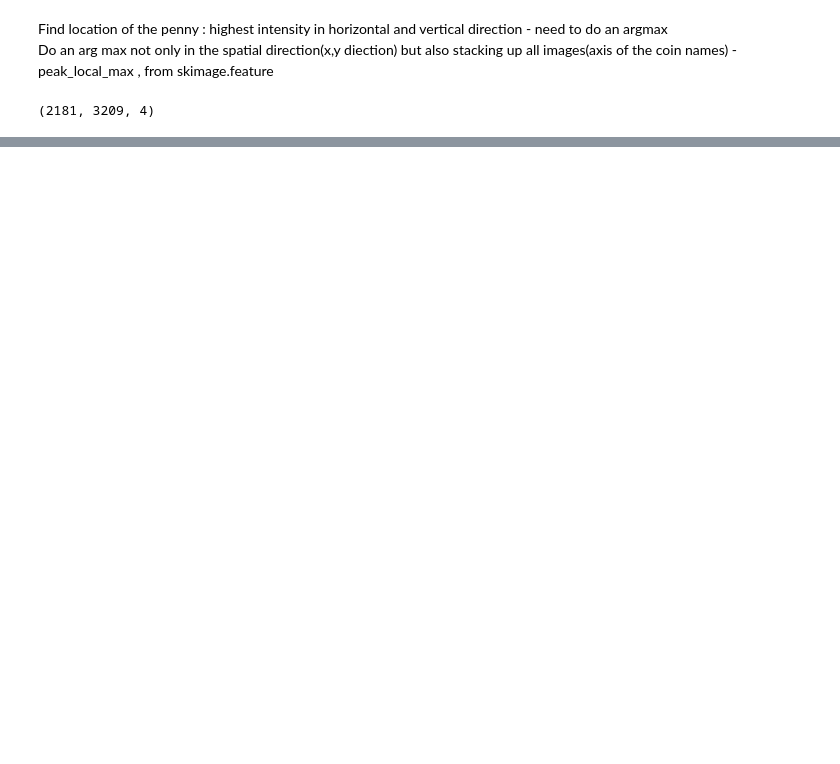
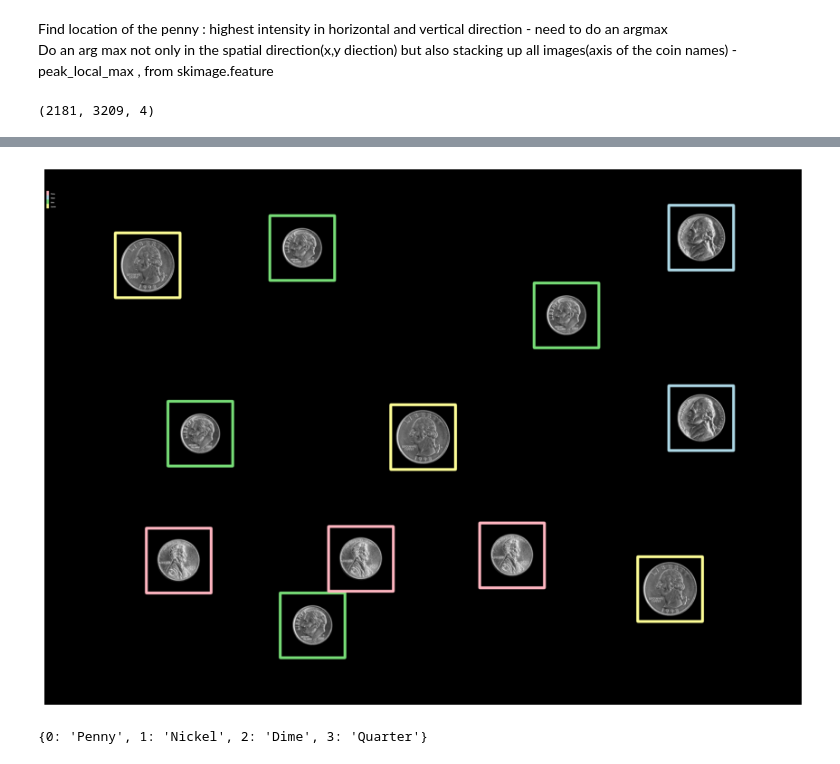
Before and after one commit to NavinduTharupathi/EN3160-Inclass, a Jupyter notebook: 210097M_q06.ipynb, the cells around one changed output, grey strips where cells are left out. Cells and saved outputs as stored; diff of their text form; code cells hidden in the pictures; blank space fills up the shorter version.

```diff
--- a/210097M_q06.ipynb
+++ b/210097M_q06.ipynb
@@ -92,3 +90,23 @@ stacked = np.stack([p_resp, n_resp, d_resp, q_resp], axis=2)
 stacked.shape
 # %% [output]
 (2181, 3209, 4)
+# %%
+from skimage.feature import peak_local_max
+import numpy as np
+import cv2 as cv
+
+template_names = ["Penny", "Nickel", "Dime", "Quarter"]
+
+pastel_colors = [
+    (255, 182, 193),  # Pastel Pink
+    (173, 216, 230),  # Pastel Blue
+    (119, 221, 119),  # Pastel Green
+    (253, 253, 150)  # Pastel Yellow
+ ]
+
+# Make a color image to draw on
+coins_color = cv.cvtColor(coins, cv.COLOR_GRAY2BGR)
+
+# Find local maxima
+coordinates = peak_local_max(stacked, exclude_border=0, min_distance=5, threshold_abs=0.2)
+print(coordinates)
@@ -94,0 +126,53 @@ stacked.shape
+# %%
+# Make a color image to draw on
+coins_color = cv.cvtColor(coins, cv.COLOR_GRAY2BGR)
+
+# Plot rectangles around detected coins
+for coord in coordinates:
+    y, x, c = coord
+    # Get the shape of the template corresponding to the detected coin
+    template_shape = [p.shape, n.shape, d.shape, q.shape][c]
+
+    # Calculate the bottom right corner of the rectangle
+    bottom_right = (x + template_shape[1], y + template_shape[0])
+
+    # Draw the rectangle on the color image
+    cv.rectangle(coins_color, (x, y), bottom_right, pastel_colors[c], thickness=12)
+
+legend_scale = 0.6
+rectangle_size = 100  # Width and height of the rectangles in pixels
+
+# Calculate the total height occupied by the legend
+legend_height = int(len(template_names) * rectangle_size * legend_scale)  # Adjusted legend height based on scale
+
+# Calculate the starting y-coordinate to vertically center the legend
+start_y = (coins_color.shape[0] - legend_height) // 2
+
+# Create a legend
+for i, (name, color) in enumerate(zip(template_names, pastel_colors)):
+    # Define rectangle positions
+    top_left = (10, 100 + 20 * i)
+    bottom_right = (20, 120 + 20 * i)
+
+    # Draw the rectangle for the legend
+    cv.rectangle(coins_color, top_left, bottom_right, color, thickness=-1)
+
+    # Define text position
+    text_position = (30, 115 + 20 * i)
+
+    # Draw the text for the legend
+    cv.putText(coins_color, name, text_position, cv.FONT_HERSHEY_SIMPLEX, 0.2, (255, 255, 255), thickness=1, lineType=cv.LINE_AA)
+
+
+plt.figure(figsize=(15,15))
+plt.imshow(X=coins_color)
+plt.axis("off")
+plt.show()
+# %% [output]
+[figure, added]
+# %%
+template_dict = {index: name for index, name in enumerate(template_names)}
+
+print(template_dict)
+# %% [output]
+{0: 'Penny', 1: 'Nickel', 2: 'Dime', 3: 'Quarter'}
```
Also changed, not shown: parts of 7 cells of this notebook.
